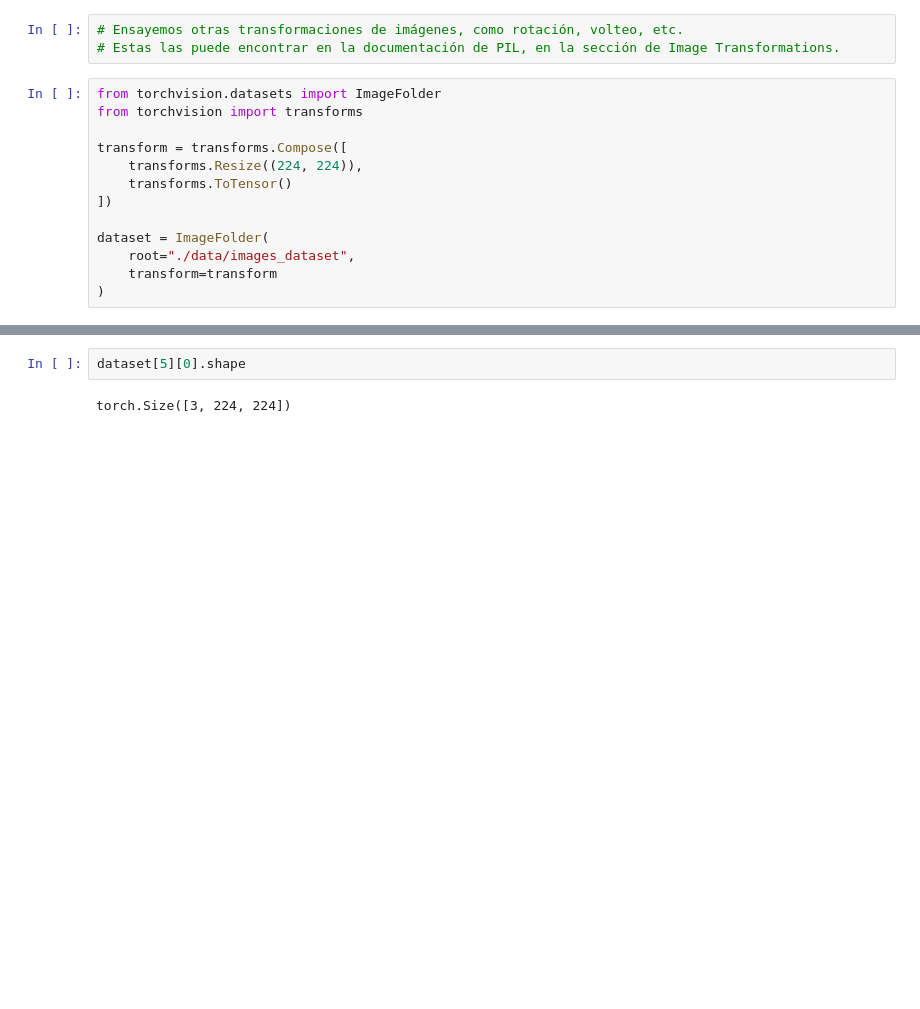
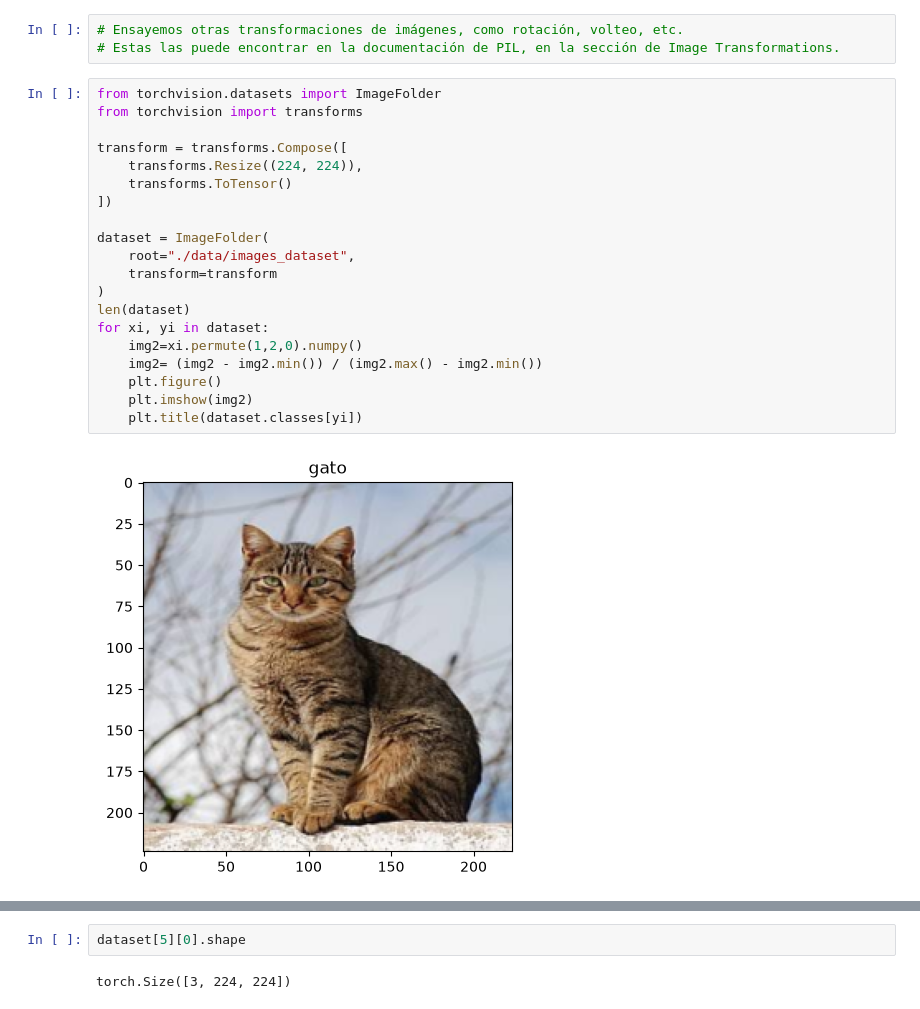
Before and after one commit to robertohincapie/Curso_MineriaMultimedia, a Jupyter notebook: Unidad 2/carga_tranformaciones.ipynb, the cells around one changed output, grey strips where cells are left out. Drawn from its saved outputs; the diff is of its cells as text; blank space fills up the shorter version.

```diff
--- a/Unidad 2/carga_tranformaciones.ipynb
+++ b/Unidad 2/carga_tranformaciones.ipynb
@@ -69,13 +89,22 @@ Dimensiones de la imagen inicial: (577, 700, 3)
 # %%
 from torchvision.datasets import ImageFolder
 from torchvision import transforms
 
 transform = transforms.Compose([
     transforms.Resize((224, 224)),
     transforms.ToTensor()
 ])
 
 dataset = ImageFolder(
     root="./data/images_dataset",
     transform=transform
 )
+len(dataset)
+for xi, yi in dataset:
+    img2=xi.permute(1,2,0).numpy()
+    img2= (img2 - img2.min()) / (img2.max() - img2.min())
+    plt.figure()
+    plt.imshow(img2)
+    plt.title(dataset.classes[yi])
+# %% [output]
+[figure, added]
```
Also changed, not shown: parts of 8 cells of this notebook, 1 other file.
